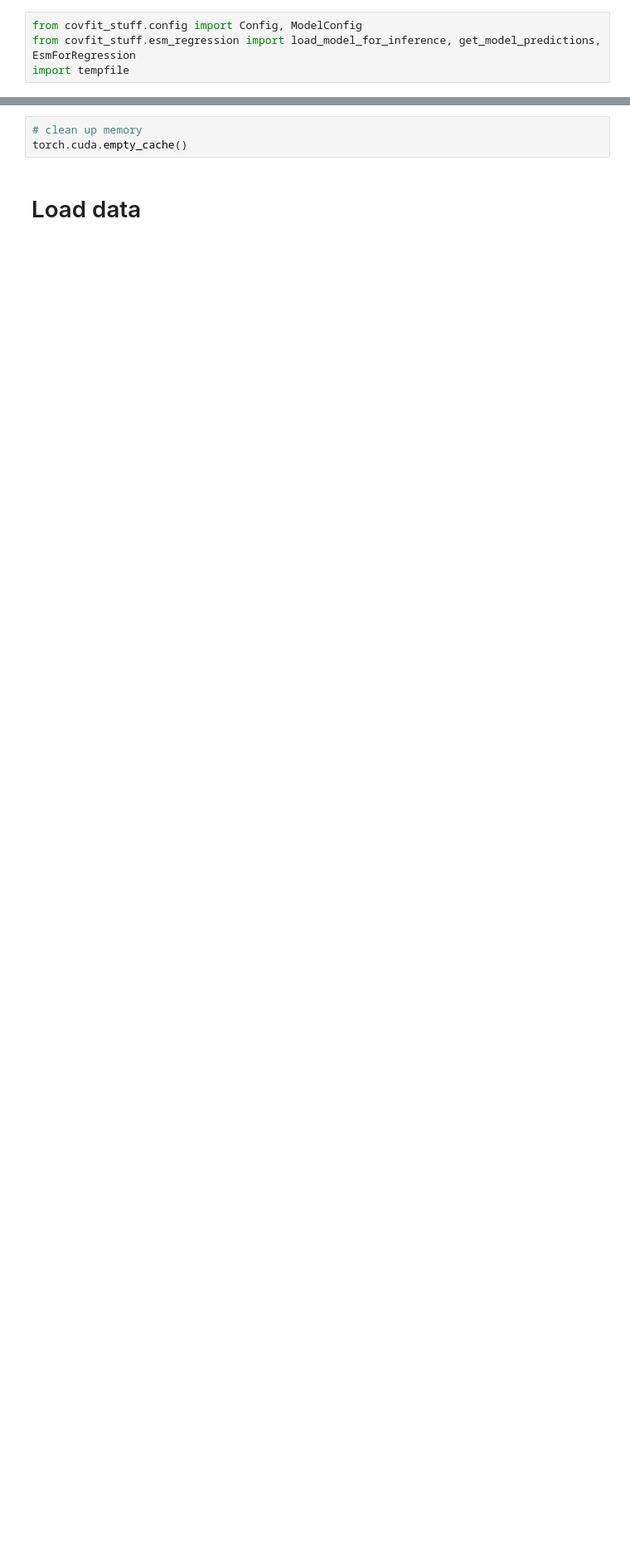
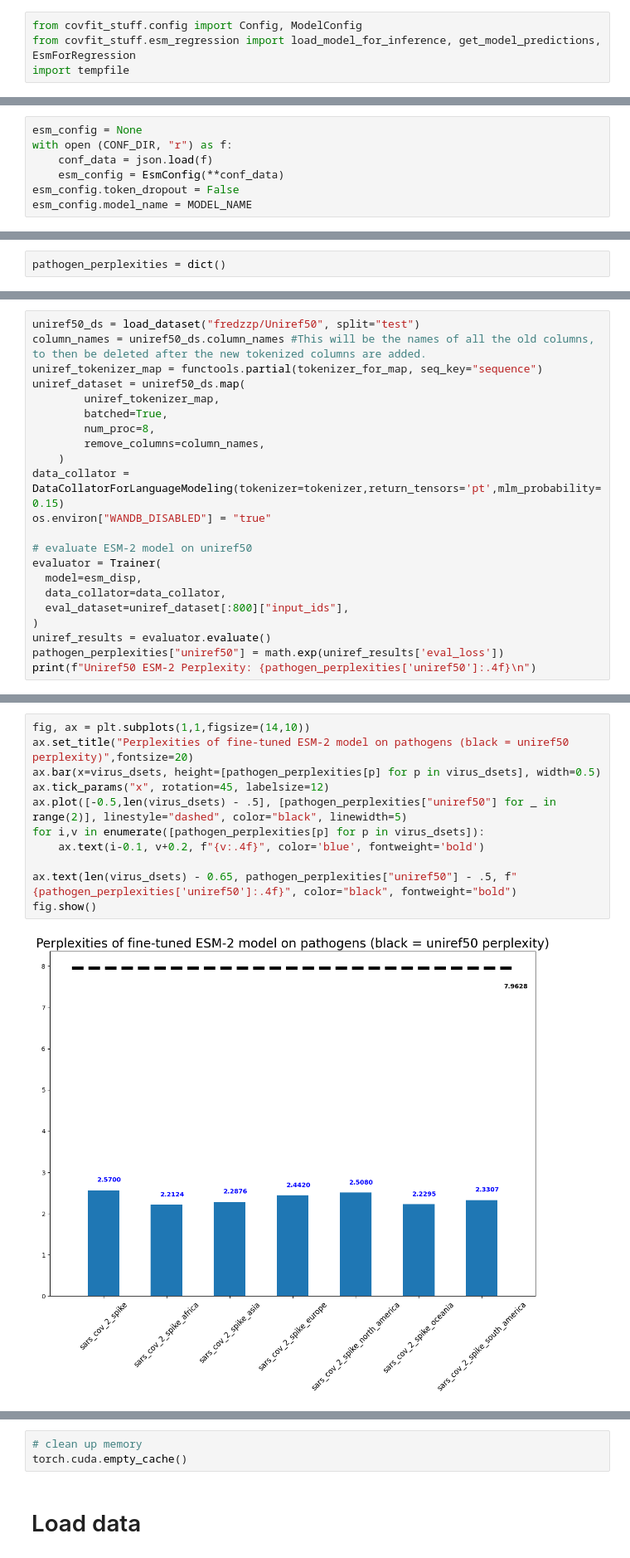
Before and after one commit to blab/mutational-embedding-vectors, a Jupyter notebook: notebooks/ex32_covarying_sites.ipynb, the cells around one changed output, grey strips where cells are left out. Shown at 83% size. Drawn from its saved outputs; the diff is of its cells as text; blank space fills up the shorter version.

```diff
--- a/notebooks/ex32_covarying_sites.ipynb
+++ b/notebooks/ex32_covarying_sites.ipynb
@@ -110,0 +105,7 @@ esm_fine_tuned = esm_fine_tuned.eval()
+# %%
+esm_config = None
+with open (CONF_DIR, "r") as f:
+    conf_data = json.load(f)
+    esm_config = EsmConfig(**conf_data)
+esm_config.token_dropout = False
+esm_config.model_name = MODEL_NAME
@@ -110,0 +159,2 @@ esm_fine_tuned = esm_fine_tuned.eval()
+# %%
+pathogen_perplexities = dict()
@@ -110,0 +220,22 @@ esm_fine_tuned = esm_fine_tuned.eval()
+# %%
+uniref50_ds = load_dataset("fredzzp/Uniref50", split="test")
+column_names = uniref50_ds.column_names #This will be the names of all the old columns, to then be deleted after the new tokenized columns are added.
+uniref_tokenizer_map = functools.partial(tokenizer_for_map, seq_key="sequence")
+uniref_dataset = uniref50_ds.map(
+        uniref_tokenizer_map,
+        batched=True,
+        num_proc=8,
+        remove_columns=column_names,
+    )
+data_collator = DataCollatorForLanguageModeling(tokenizer=tokenizer,return_tensors='pt',mlm_probability=0.15)
+os.environ["WANDB_DISABLED"] = "true"
+
+# evaluate ESM-2 model on uniref50
+evaluator = Trainer(
+  model=esm_disp,
+  data_collator=data_collator,
+  eval_dataset=uniref_dataset[:800]["input_ids"],
+)
+uniref_results = evaluator.evaluate()
+pathogen_perplexities["uniref50"] = math.exp(uniref_results['eval_loss'])
+print(f"Uniref50 ESM-2 Perplexity: {pathogen_perplexities['uniref50']:.4f}\n")
@@ -110,0 +245,13 @@ esm_fine_tuned = esm_fine_tuned.eval()
+# %%
+fig, ax = plt.subplots(1,1,figsize=(14,10))
+ax.set_title("Perplexities of fine-tuned ESM-2 model on pathogens (black = uniref50 perplexity)",fontsize=20)
+ax.bar(x=virus_dsets, height=[pathogen_perplexities[p] for p in virus_dsets], width=0.5)
+ax.tick_params("x", rotation=45, labelsize=12)
+ax.plot([-0.5,len(virus_dsets) - .5], [pathogen_perplexities["uniref50"] for _ in range(2)], linestyle="dashed", color="black", linewidth=5)
+for i,v in enumerate([pathogen_perplexities[p] for p in virus_dsets]):
+    ax.text(i-0.1, v+0.2, f"{v:.4f}", color='blue', fontweight='bold')
+
+ax.text(len(virus_dsets) - 0.65, pathogen_perplexities["uniref50"] - .5, f"{pathogen_perplexities['uniref50']:.4f}", color="black", fontweight="bold")
+fig.show()
+# %% [output]
+[figure, added]
```
Also changed, not shown: parts of 25 cells of this notebook, 1 other file.
